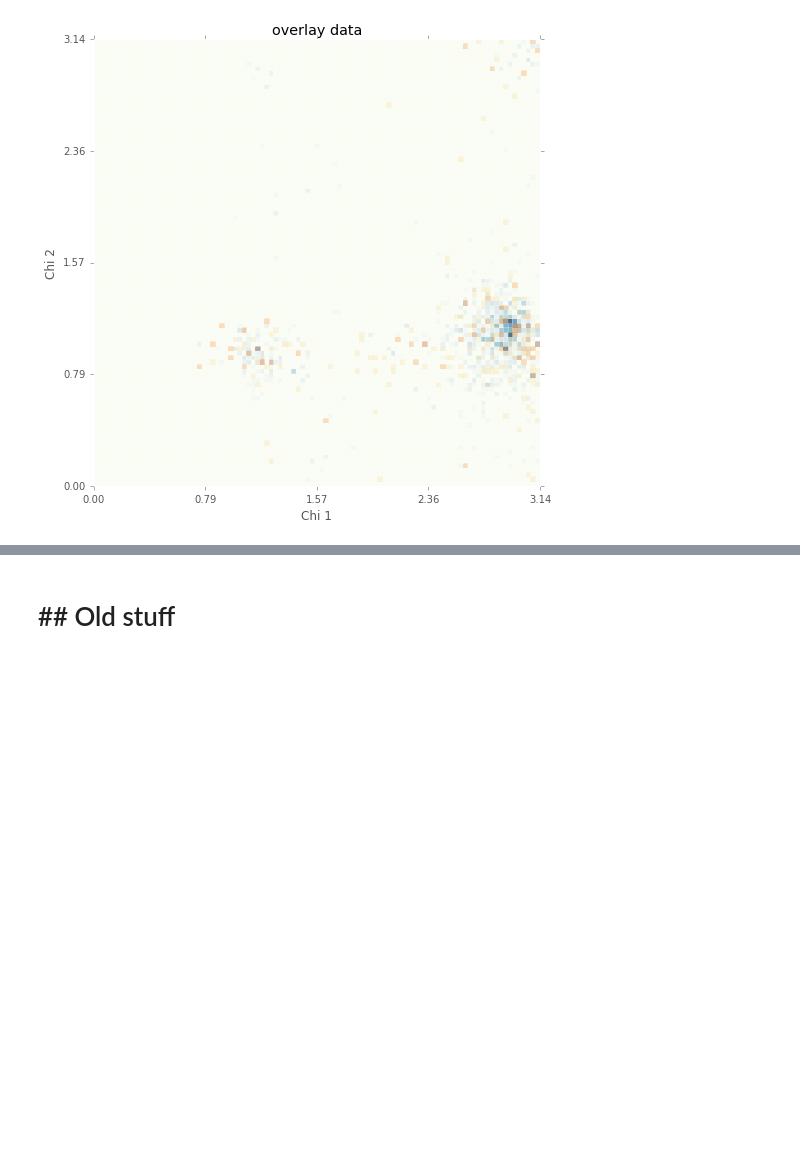
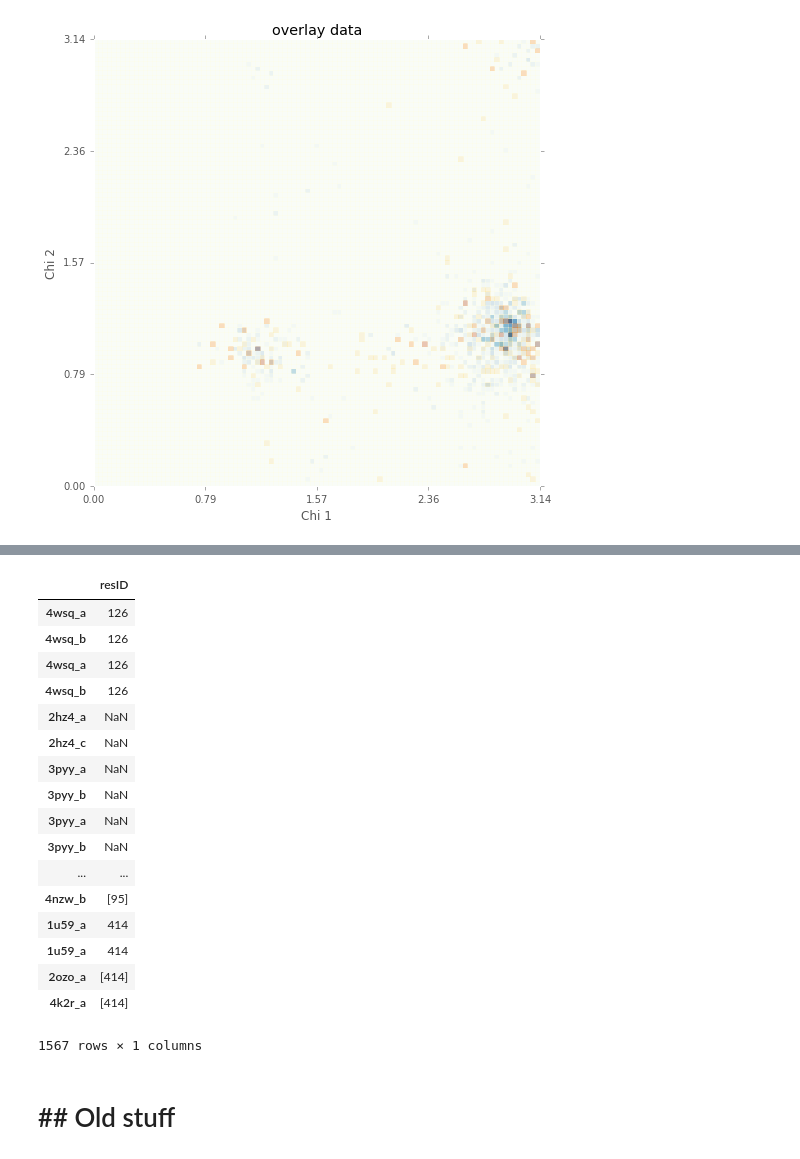
Before and after one commit to cardboard-king/KinStruct, a Jupyter notebook: scripting.ipynb, the cells around one changed output, grey strips where cells are left out. Cells and saved outputs as stored; diff of their text form; code cells hidden in the pictures; blank space fills up the shorter version.

Commit message:
implemented gatekeeper ID extraction and began gatekeeper file extraction

```diff
--- a/scripting.ipynb
+++ b/scripting.ipynb
@@ -77,6 +77,12 @@ class molData:
         result = np.array(coords.values).astype(np.float32)[0]
         return result
 
+    def get_residue_info(self, residueNR):
+        anchor = self.chainNRGroups.get_group((residueNR,"CA"))
+        residueType = anchor.loc[:,"residueType"].values
+        residueID = anchor.loc[:,"residueID"].values
+        return (residueID, residueType)
+
     def chi_angle(self,coords):
         plane1 = Plane(Point3D(coords[0]), Point3D(coords[1]), Point3D(coords[2]))
         plane2 = Plane(Point3D(coords[1]), Point3D(coords[2]), Point3D(coords[3]))
@@ -113,12 +119,14 @@ DATASECTIONS = {
 
 MEASUREMENTS = {
     "distance": "distance",
-    "angles": "chi_angles"
+    "angles": "chi_angles",
+    "gatekeepers": "met_gk_id"
 }
 
 MEASID = {
     "distance": 0,
-    "chi_angles": 1
+    "chi_angles": 1,
+    "met_gk_id": 2
 }
 
 def calculate_kinase_data(structure_path, data_section, measurement, res_ids=None):
@@ -130,6 +138,8 @@ def calculate_kinase_data(structure_path, data_section, measurement, res_ids=Non
     elif measurement == 1:
         results["chi1"] = pd.Series()
         results["chi2"] = pd.Series()
+    elif measurement == 2:
+        results["resID"] = pd.Series()
     fails = []
 
     for structure, structure_label in zip(structures,structure_labels):
@@ -147,10 +157,17 @@ def calculate_kinase_data(structure_path, data_section, measurement, res_ids=Non
                 angles = mydata.chi_angles(residueID)
                 results.loc[structure_label,"chi1"] = angles[0]
                 results.loc[structure_label,"chi2"] = angles[1]
-                print "chi angles measured for " + structure_label
+#                print "chi angles measured for " + structure_label
             except KeyError as e:
                 fails.append(structure_label)
-                print "chi angles failed for " + structure_label
+#                print "chi angles failed for " + structure_label
+        elif measurement == 2:
+            try:
+                resID, resType = mydata.get_residue_info("45")
+            except KeyError as e:
+                fails.append(structure_label)
+            if resType == "MET":
+                results.loc[structure_label,"resID"] = resID
     return (results, fails)
 
 
@@ -159,9 +176,11 @@ def calculate_organism_data(organism_path,data_section,measurement,res_ids=None)
     measurement = MEASUREMENTS[measurement]
     measurement = MEASID[measurement]
     if measurement == 0:
-        results = pd.DataFrame(columns = "measured")
+        results = pd.DataFrame(columns = ["measured"])
     elif measurement == 1:
         results = pd.DataFrame(columns = ["chi1","chi2"])
+    elif measurement == 2:
+        results = pd.DataFrame(columns = ["resID"])
     for kinase in kinases:
         print "starting on " + kinase
         kinase_path = organism_path + kinase + "/"
@@ -371,0 +393,7 @@ fig.savefig("/Users/matthias/Documents/hibit.in/development/KinStruct/overlay.pn
+# %%
+myurl1 = "/Users/matthias/Documents/hibit.in/KLIFS_LigandBound2/HUMAN/"
+myurl2 = "/Users/matthias/Documents/hibit.in/KLIFS_LigandUnBound2/HUMAN/"
+mydata = "pocket"
+mymeasurement = "gatekeepers"
+# %%
+gatekeepersBound = calculate_organism_data(myurl1, mydata, mymeasurement)
@@ -372,3 +419,24 @@ fig.savefig("/Users/matthias/Documents/hibit.in/development/KinStruct/overlay.pn
+# %%
+gatekeepersBound.to_csv("/Users/matthias/Documents/hibit.in/development/KinStruct/dataBound.csv")
+# %% [output]
+|  | resID |
+| 4wsq_a | 126 |
+| 4wsq_b | 126 |
+| 4wsq_a | 126 |
+| 4wsq_b | 126 |
+| 2hz4_a | NaN |
+| 2hz4_c | NaN |
+| 3pyy_a | NaN |
+| 3pyy_b | NaN |
+| 3pyy_a | NaN |
+| 3pyy_b | NaN |
+| ... | ... |
+| 4nzw_b | [95] |
+| 1u59_a | 414 |
+| 1u59_a | 414 |
+| 2ozo_a | [414] |
+| 4k2r_a | [414] |
+1567 rows × 1 columns
 # %% [markdown]
 # ## Old stuff
 # %% [markdown]
```
Also changed, not shown: parts of 2 cells of this notebook, 2 other files.
